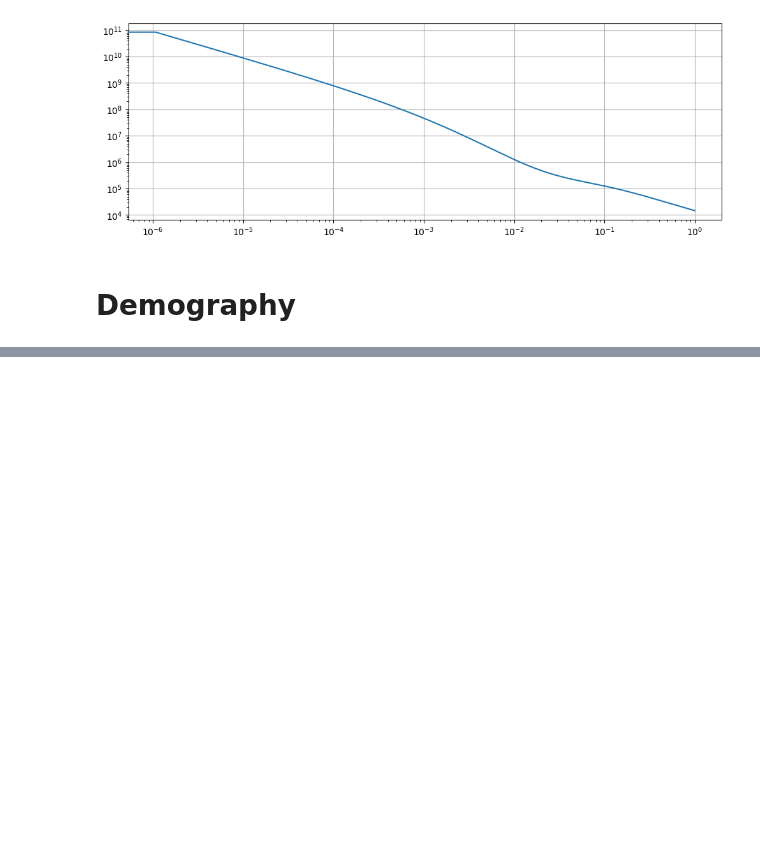
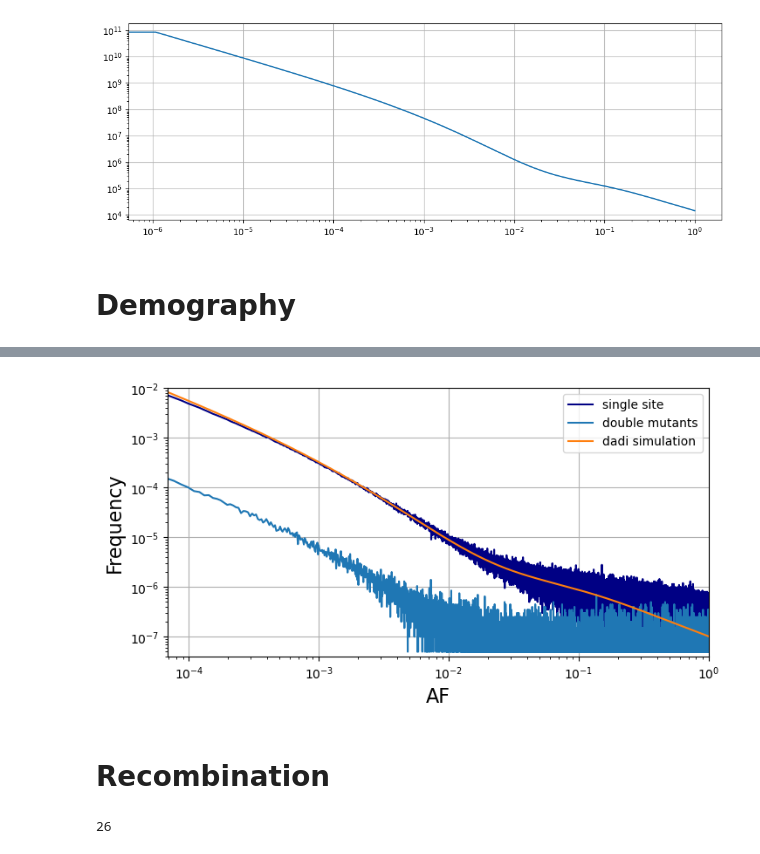
Before and after one commit to emkoch/popspec, a Jupyter notebook: Effect_size.ipynb, the cells around one changed output, grey strips where cells are left out. Drawn from its saved outputs; the diff is of its cells as text; code cells hidden in the pictures; blank space fills up the shorter version.

Commit message:
final recombination commit

```diff
--- a/Effect_size.ipynb
+++ b/Effect_size.ipynb
@@ -549,35 +581,40 @@ ks_2 = ks_2 / sim_df.iloc[0, :].sum()
 ks_3 = ks_3 / sim_df.iloc[0, :].sum()
 
 # plt.plot(np.array(ks_2), np.array(vs_2)/len(sim_df), label="site2")
-plt.plot(np.array(ks_1), np.array(vs_1)/len(sim_df), label="single site")
+plt.plot(np.array(ks_1), np.array(vs_1)/len(sim_df), label="single site", color=cmap(1))
 plt.plot(np.array(ks_3), np.array(vs_3)/len(sim_df), label="double mutants")
 # plt.plot(x, y, label="hyperbolic expectation")
 
 # We rescale so that integrals are about the same
 phi_int = 0
 for i in range(10, (len(phi) - 1)):
     phi_int += phi[i]*(xx[i+1] - xx[i])
 
 sim_int = 0
 scale = np.array(vs_2)/len(sim_df)
 for i in range(1, (len(ks_2) - 1)):
     sim_int += scale[i] * (ks_2[i+1] - ks_2[i])
 
 phi_scale = sim_int * phi / phi_int
 
 
 plt.plot(xx, phi_scale, label='dadi simulation')
 
 plt.yscale("log")
 plt.xscale("log")
 plt.grid()
 plt.legend()
 plt.xlabel("AF", fontsize=16)
 plt.ylabel("Frequency", fontsize=16)
 
 cutoff = 1/14620
 ax = plt.gca()
 ax.set_xlim([cutoff, 1])
+ax.set_ylim([10**(-7.4), 10**(-2)])
 
-plt.savefig('dadi_demography_plot.pdf')
+plt.savefig('plots/dadi_demography_plot.pdf')
 plt.show()
+# %% [output]
+[figure, added]
+# %% [markdown]
+# Recombination
@@ -583,0 +633,4 @@ plt.show()
+# %%
+s_vals = [20000 * x**2 for x in beta_vals]
+# %% [output]
+26
```
Also changed, not shown: parts of 12 cells of this notebook, 1 other file.
